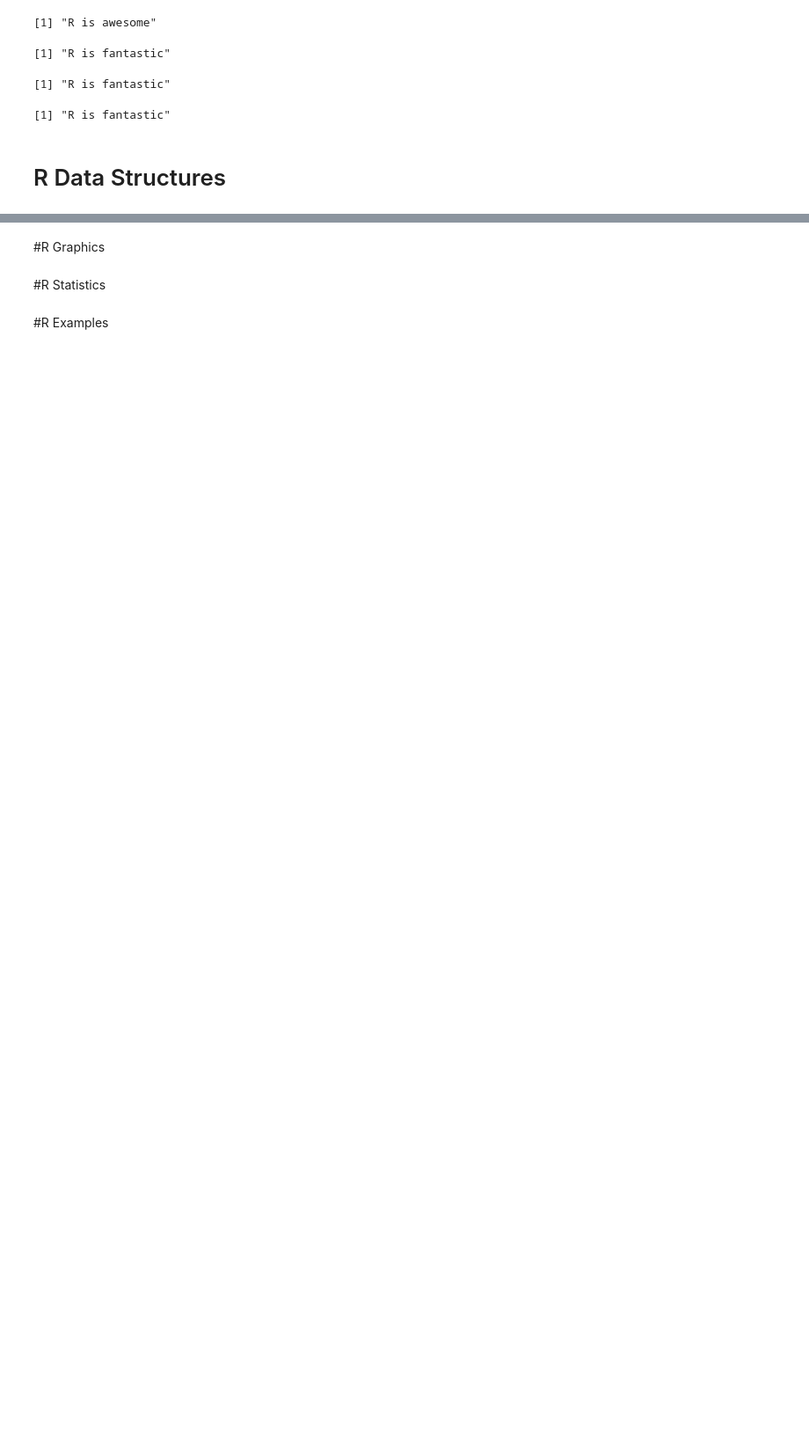
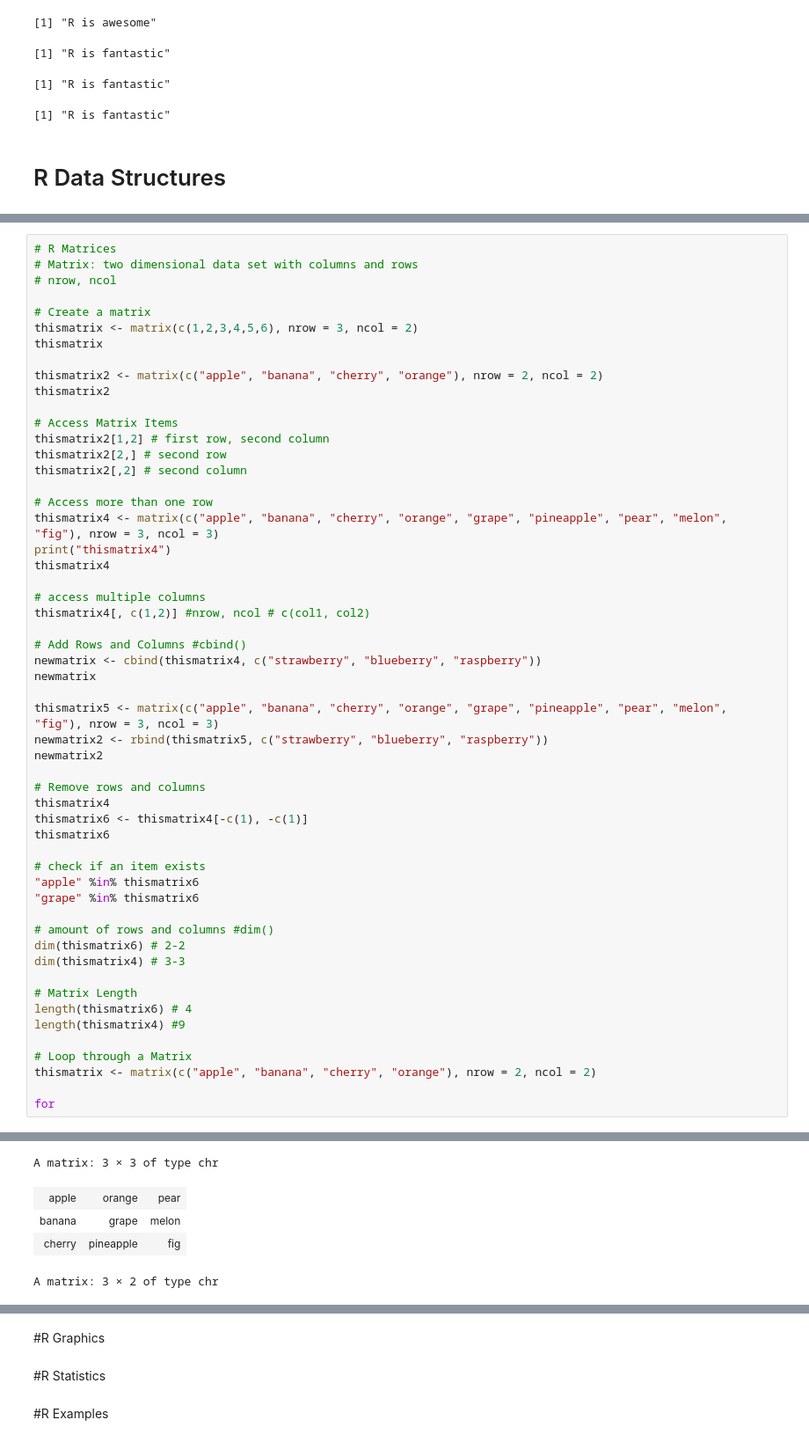
Before and after one commit to hyelim-kim1028/lab_R, a Jupyter notebook: W3school_R.ipynb, the cells around one changed output, grey strips where cells are left out. Shown: that part at 88% size. Cells and saved outputs as stored; diff of their text form; blank space fills up the shorter version.

```diff
--- a/W3school_R.ipynb
+++ b/W3school_R.ipynb
@@ -714,0 +940,55 @@ paste("R is", txt)
+# %%
+# R Matrices
+# Matrix: two dimensional data set with columns and rows
+# nrow, ncol
+
+# Create a matrix
+thismatrix <- matrix(c(1,2,3,4,5,6), nrow = 3, ncol = 2)
+thismatrix
+
+thismatrix2 <- matrix(c("apple", "banana", "cherry", "orange"), nrow = 2, ncol = 2)
+thismatrix2
+
+# Access Matrix Items
+thismatrix2[1,2] # first row, second column
+thismatrix2[2,] # second row
+thismatrix2[,2] # second column
+
+# Access more than one row
+thismatrix4 <- matrix(c("apple", "banana", "cherry", "orange", "grape", "pineapple", "pear", "melon", "fig"), nrow = 3, ncol = 3)
+print("thismatrix4")
+thismatrix4
+
+# access multiple columns
+thismatrix4[, c(1,2)] #nrow, ncol # c(col1, col2)
+
+# Add Rows and Columns #cbind()
+newmatrix <- cbind(thismatrix4, c("strawberry", "blueberry", "raspberry"))
+newmatrix
+
+thismatrix5 <- matrix(c("apple", "banana", "cherry", "orange", "grape", "pineapple", "pear", "melon", "fig"), nrow = 3, ncol = 3)
+newmatrix2 <- rbind(thismatrix5, c("strawberry", "blueberry", "raspberry"))
+newmatrix2
+
+# Remove rows and columns
+thismatrix4
+thismatrix6 <- thismatrix4[-c(1), -c(1)]
+thismatrix6
+
+# check if an item exists
+"apple" %in% thismatrix6
+"grape" %in% thismatrix6
+
+# amount of rows and columns #dim()
+dim(thismatrix6) # 2-2
+dim(thismatrix4) # 3-3
+
+# Matrix Length
+length(thismatrix6) # 4
+length(thismatrix4) #9
+
+# Loop through a Matrix
+thismatrix <- matrix(c("apple", "banana", "cherry", "orange"), nrow = 2, ncol = 2)
+
+for
+# %% [output]
@@ -714,0 +1006,5 @@ paste("R is", txt)
+A matrix: 3 × 3 of type chr
+| apple | orange | pear |
+| banana | grape | melon |
+| cherry | pineapple | fig |
+A matrix: 3 × 2 of type chr
```
Also changed, not shown: parts of 3 cells of this notebook.
